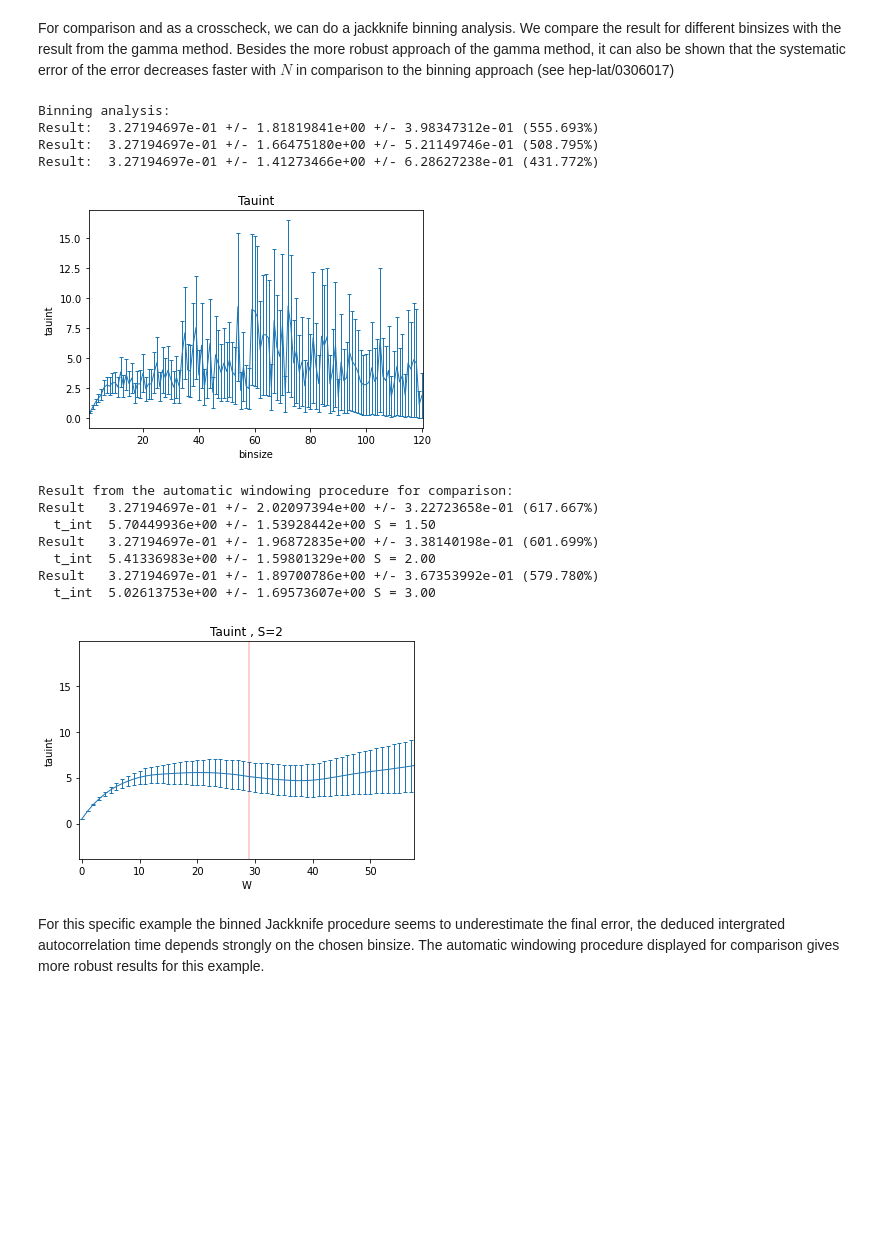
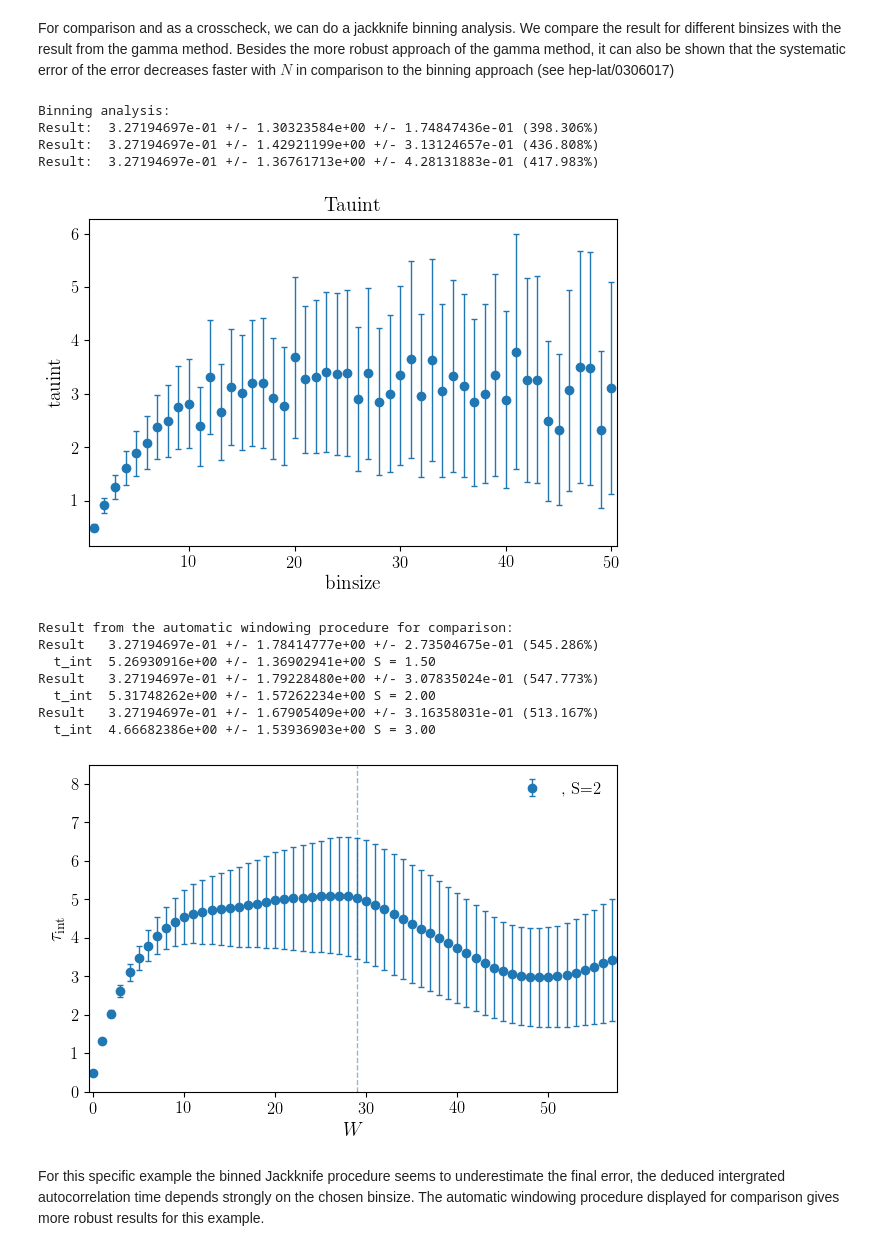
Before and after one commit to fjosw/pyerrors, a Jupyter notebook: examples/01_basic_example.ipynb, the cells around one changed output. Drawn from its saved outputs; the diff is of its cells as text; code cells hidden in the pictures; blank space fills up the shorter version.

```diff
--- a/examples/01_basic_example.ipynb
+++ b/examples/01_basic_example.ipynb
@@ -8,6 +6,9 @@ sys.path.append('..')
 import numpy as np
 import matplotlib.pyplot as plt
 import pyerrors as pe
+# %%
+plt.style.use('./base_style.mplstyle')
+plt.rc('text', usetex=True)
 # %% [markdown]
 We use numpy to generate some fake data
 # %%
@@ -88,40 +89,40 @@ Result   3.27194697e-01 +/- 2.14280114e+00 +/- 2.48970994e-01 (654.901%)
 For comparison and as a crosscheck, we can do a jackknife binning analysis. We compare the result for different binsizes with the result from the gamma method. Besides the more robust approach of the gamma method, it can also be shown that the systematic error of the error decreases faster with $N$ in comparison to the binning approach (see hep-lat/0306017)
 # %%
 import pyerrors.jackknifing as jn
-jack1 = jn.generate_jack(c_obs1, max_binsize=120)
-jack2 = jn.generate_jack(c_obs2, max_binsize=120)
+jack1 = jn.generate_jack(c_obs1, max_binsize=50)
+jack2 = jn.generate_jack(c_obs2, max_binsize=50)
 jack3 = jn.derived_jack(lambda x: np.sin(x[0] / x[1] - 1), [jack1, jack2])
 
 print('Binning analysis:')
+jack3.print(binsize=10)
 jack3.print(binsize=25)
 jack3.print(binsize=50)
-jack3.print(binsize=100)
 
 jack3.plot_tauint()
 
 print('Result from the automatic windowing procedure for comparison:')
 c_obs3.gamma_method(S=1.5)
 c_obs3.print()
 c_obs3.gamma_method(S=2)
 c_obs3.print()
 c_obs3.gamma_method(S=3)
 c_obs3.print()
 
 c_obs3.gamma_method(S=2)
 c_obs3.plot_tauint()
 # %% [output]
 Binning analysis:
-Result:  3.27194697e-01 +/- 1.81819841e+00 +/- 3.98347312e-01 (555.693%)
-Result:  3.27194697e-01 +/- 1.66475180e+00 +/- 5.21149746e-01 (508.795%)
-Result:  3.27194697e-01 +/- 1.41273466e+00 +/- 6.28627238e-01 (431.772%)
+Result:  3.27194697e-01 +/- 1.30323584e+00 +/- 1.74847436e-01 (398.306%)
+Result:  3.27194697e-01 +/- 1.42921199e+00 +/- 3.13124657e-01 (436.808%)
+Result:  3.27194697e-01 +/- 1.36761713e+00 +/- 4.28131883e-01 (417.983%)
-[figure, old version]
+[figure, new version]
 Result from the automatic windowing procedure for comparison:
-Result   3.27194697e-01 +/- 2.02097394e+00 +/- 3.22723658e-01 (617.667%)
-  t_int  5.70449936e+00 +/- 1.53928442e+00 S = 1.50
-Result   3.27194697e-01 +/- 1.96872835e+00 +/- 3.38140198e-01 (601.699%)
-  t_int  5.41336983e+00 +/- 1.59801329e+00 S = 2.00
-Result   3.27194697e-01 +/- 1.89700786e+00 +/- 3.67353992e-01 (579.780%)
-  t_int  5.02613753e+00 +/- 1.69573607e+00 S = 3.00
+Result   3.27194697e-01 +/- 1.78414777e+00 +/- 2.73504675e-01 (545.286%)
+  t_int  5.26930916e+00 +/- 1.36902941e+00 S = 1.50
+Result   3.27194697e-01 +/- 1.79228480e+00 +/- 3.07835024e-01 (547.773%)
+  t_int  5.31748262e+00 +/- 1.57262234e+00 S = 2.00
+Result   3.27194697e-01 +/- 1.67905409e+00 +/- 3.16358031e-01 (513.167%)
+  t_int  4.66682386e+00 +/- 1.53936903e+00 S = 3.00
-[figure, old version]
+[figure, new version]
 # %% [markdown]
 For this specific example the binned Jackknife procedure seems to underestimate the final error, the deduced intergrated autocorrelation time depends strongly on the chosen binsize. The automatic windowing procedure displayed for comparison gives more robust results for this example.
```
Also changed, not shown: parts of 8 cells of this notebook, 11 other files.
